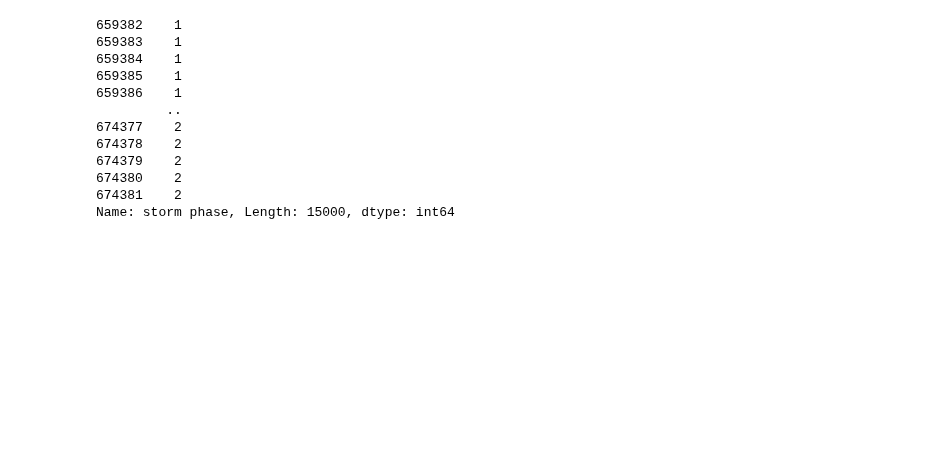
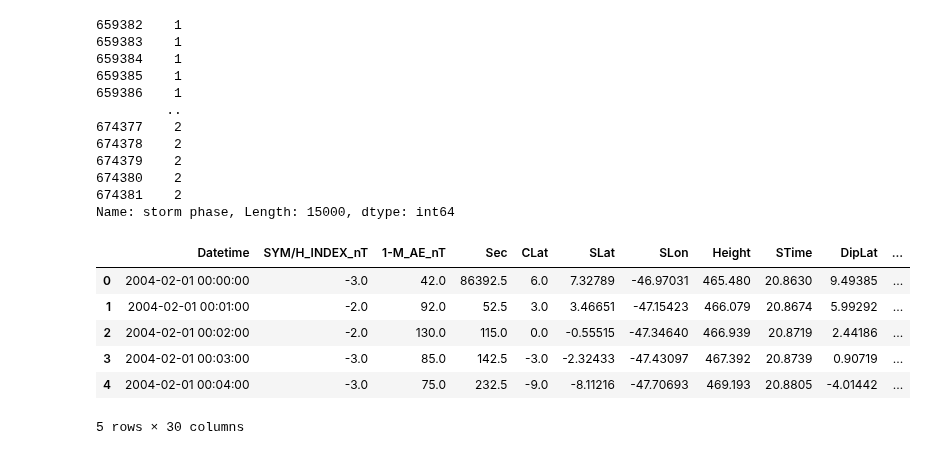
Before and after one commit to kylermurphy/SatDrag, a Jupyter notebook: Notebooks/Drag_database.ipynb, the cells around one changed output. Drawn from its saved outputs; the diff is of its cells as text; code cells hidden in the pictures; blank space fills up the shorter version.

```diff
--- a/Notebooks/Drag_database.ipynb
+++ b/Notebooks/Drag_database.ipynb
@@ -98,3 +98,15 @@ bb.to_hdf('D:\\data\\VL_sdrag\\satdrag_database_zlib.hdf5', key='sd_dat', mode='
 sd_dat.to_csv('D:\\data\\VL_sdrag\\satdrag_database.csv')
 # %%
 sd_dat.to_csv('D:\\data\\VL_sdrag\\satdrag_database_times.csv', columns=['Datetime','storm','storm phase'])
+# %%
+bb = pd.read_hdf('D:\\data\\VL_sdrag\\satdrag_database_zlib.hdf5')
+# %%
+bb.head()
+# %% [output]
+|  | Datetime | SYM/H_INDEX_nT | 1-M_AE_nT | Sec | CLat | SLat | SLon | Height | STime | DipLat | ... |
+| 0 | 2004-02-01 00:00:00 | -3.0 | 42.0 | 86392.5 | 6.0 | 7.32789 | -46.97031 | 465.480 | 20.8630 | 9.49385 | ... |
+| 1 | 2004-02-01 00:01:00 | -2.0 | 92.0 | 52.5 | 3.0 | 3.46651 | -47.15423 | 466.079 | 20.8674 | 5.99292 | ... |
+| 2 | 2004-02-01 00:02:00 | -2.0 | 130.0 | 115.0 | 0.0 | -0.55515 | -47.34640 | 466.939 | 20.8719 | 2.44186 | ... |
+| 3 | 2004-02-01 00:03:00 | -3.0 | 85.0 | 142.5 | -3.0 | -2.32433 | -47.43097 | 467.392 | 20.8739 | 0.90719 | ... |
+| 4 | 2004-02-01 00:04:00 | -3.0 | 75.0 | 232.5 | -9.0 | -8.11216 | -47.70693 | 469.193 | 20.8805 | -4.01442 | ... |
+5 rows × 30 columns
```
Also changed, not shown: 1 other file.
